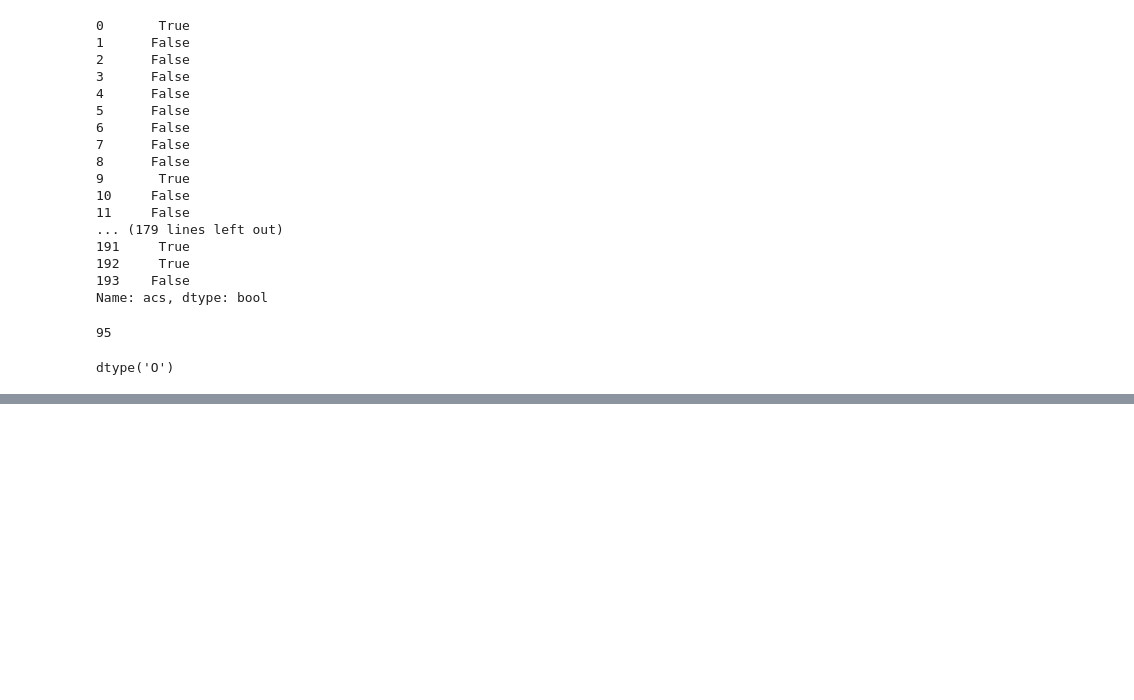
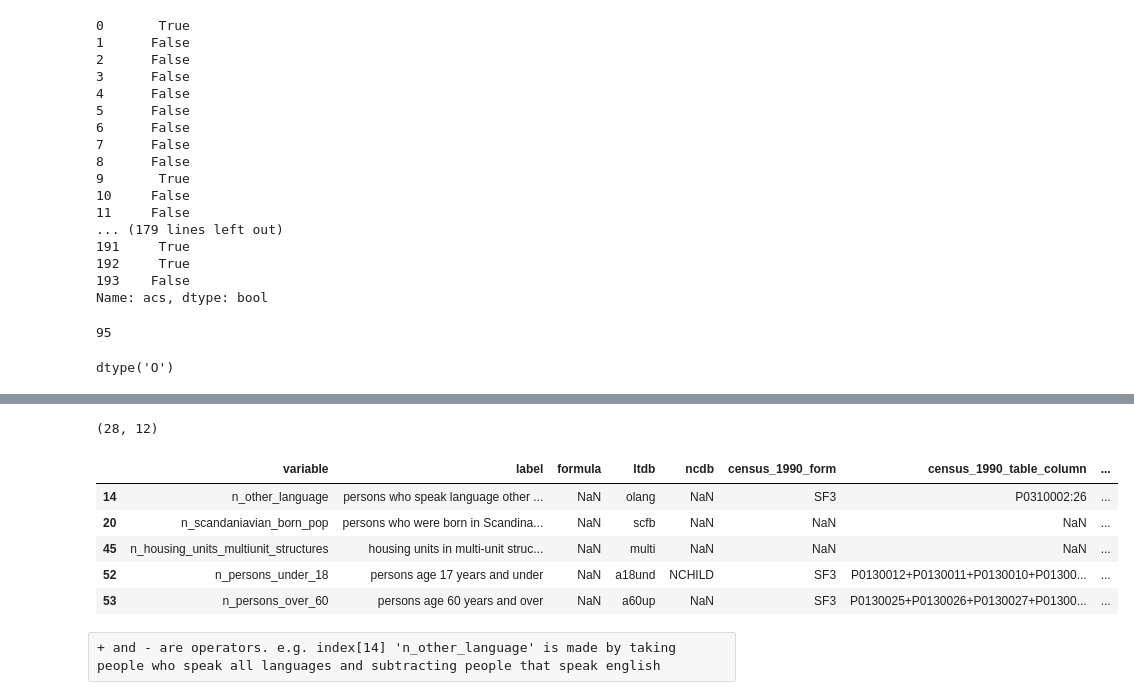
Before and after one commit to jchen321/geosnap4ed-1, a Jupyter notebook: census_reference_chart-02.ipynb, the cells around one changed output, grey strips where cells are left out. Drawn from its saved outputs; the diff is of its cells as text; code cells hidden in the pictures; blank space fills up the shorter version.

```diff
--- a/census_reference_chart-02.ipynb
+++ b/census_reference_chart-02.ipynb
@@ -169,3 +221,3 @@ TypeError: '>' not supported between instances of 'str' and 'int'
 # %%
-head[(head.acs.str.len() > 13).dropna()]
-# need to iterate over each variable. use '+' and '-' as deliniators
+multi = head[(head.acs.str.len() > 13).dropna()]
+# need to iterate over each variable?
@@ -189,0 +224,15 @@ head[(head.acs.str.len() > 13).dropna()]
+# %%
+multi.shape
+# %% [output]
+(28, 12)
+# %%
+multi.head()
+# %% [output]
+|  | variable | label | formula | ltdb | ncdb | census_1990_form | census_1990_table_column | ... |
+| 14 | n_other_language | persons who speak language other ... | NaN | olang | NaN | SF3 | P0310002:26 | ... |
+| 20 | n_scandaniavian_born_pop | persons who were born in Scandina... | NaN | scfb | NaN | NaN | NaN | ... |
+| 45 | n_housing_units_multiunit_structures | housing units in multi-unit struc... | NaN | multi | NaN | NaN | NaN | ... |
+| 52 | n_persons_under_18 | persons age 17 years and under | NaN | a18und | NCHILD | SF3 | P0130012+P0130011+P0130010+P01300... | ... |
+| 53 | n_persons_over_60 | persons age 60 years and over | NaN | a60up | NaN | SF3 | P0130025+P0130026+P0130027+P01300... | ... |
+# %% [raw]
++ and - are operators. e.g. index[14] 'n_other_language' is made by taking people who speak all languages and subtracting people that speak english
```
Also changed, not shown: parts of 27 cells of this notebook.
